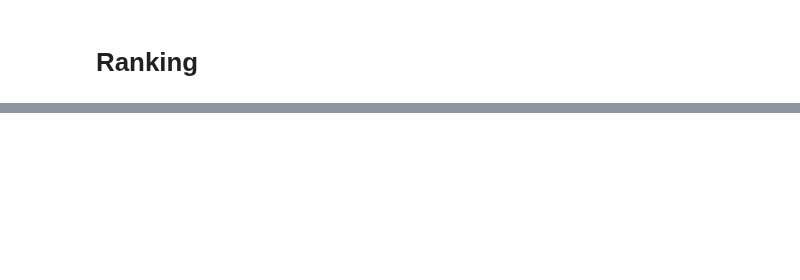
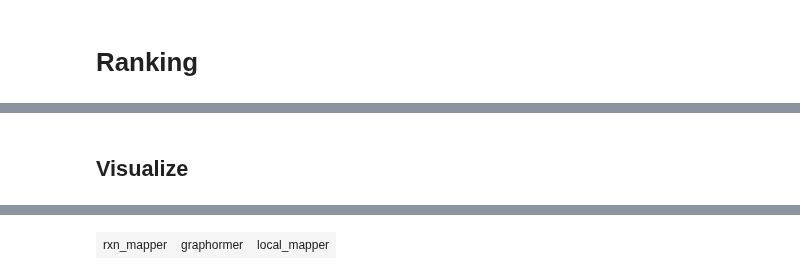
Before and after one commit to TieuLongPhan/SynTemp, a Jupyter notebook: test.ipynb, the cells around one changed output, grey strips where cells are left out. Saved outputs shown, nothing was run; the diff lists cells and outputs as text; code cells hidden in the pictures; blank space fills up the shorter version.

```diff
--- a/test.ipynb
+++ b/test.ipynb
@@ -534,0 +401,2 @@ Top 5 accuracy: 47.46
+# %% [markdown]
+## Visualize
@@ -534,0 +406,5 @@ Top 5 accuracy: 47.46
+# %%
+from SynTemp.SynVis.chemical_reaction_visualizer import ChemicalReactionVisualizer
+vis = ChemicalReactionVisualizer()
+vis.visualize_and_compare_reactions(data[0], num_cols=3)
+# %% [output]
@@ -534,0 +428 @@ Top 5 accuracy: 47.46
+| rxn_mapper | graphormer | local_mapper |
```
Also changed, not shown: parts of 11 cells of this notebook, 2 other files.
